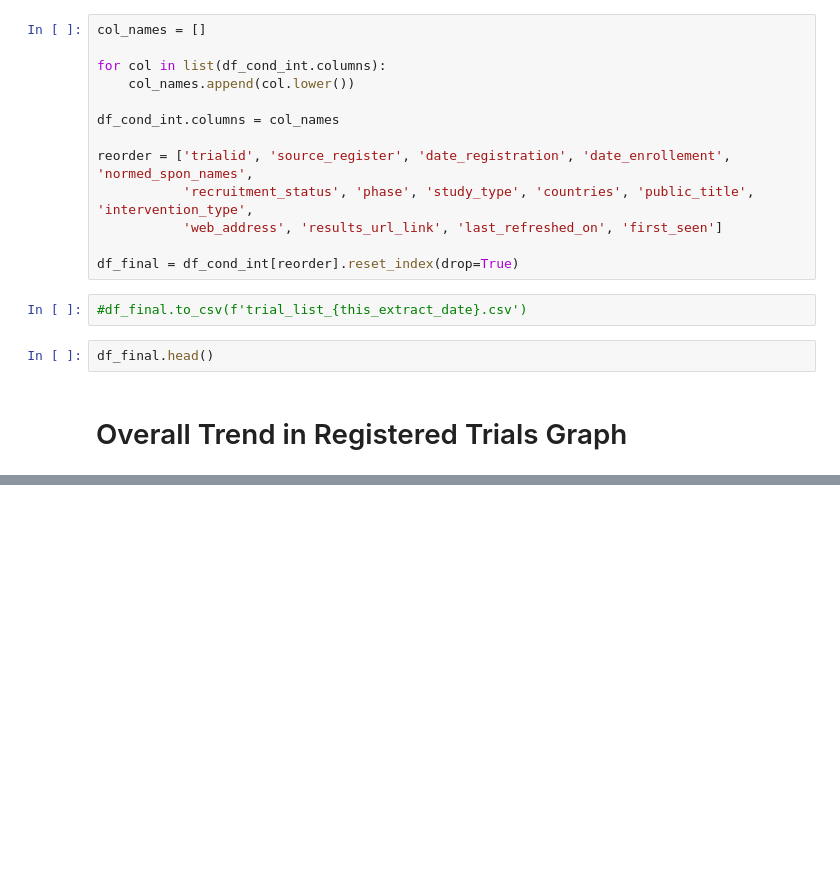
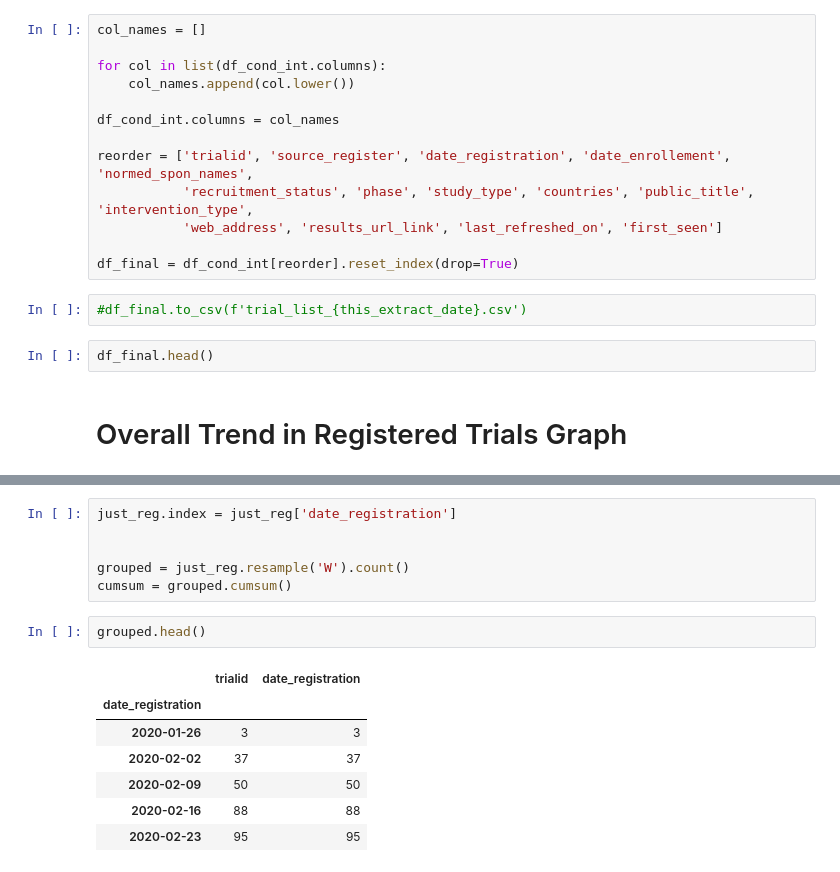
Before and after one commit to ebmdatalab/covid_trials_tracker-covid, a Jupyter notebook: notebooks/ictrp_data_handling.ipynb, the cells around one changed output, grey strips where cells are left out. Saved outputs shown, nothing was run; the diff lists cells and outputs as text; blank space fills up the shorter version.

```diff
--- a/notebooks/ictrp_data_handling.ipynb
+++ b/notebooks/ictrp_data_handling.ipynb
@@ -346,3 +342,19 @@ cumsum = grouped.cumsum()
+# %%
+just_reg.index = just_reg['date_registration']
+
+
+grouped = just_reg.resample('W').count()
+cumsum = grouped.cumsum()
+# %%
+grouped.head()
+# %% [output]
+|  | trialid | date_registration |
+| date_registration |  |  |
+| 2020-01-26 | 3 | 3 |
+| 2020-02-02 | 37 | 37 |
+| 2020-02-09 | 50 | 50 |
+| 2020-02-16 | 88 | 88 |
+| 2020-02-23 | 95 | 95 |
 # %%
 import matplotlib.pyplot as plt
 
```
Also changed, not shown: parts of 11 cells of this notebook, 8 other files.
